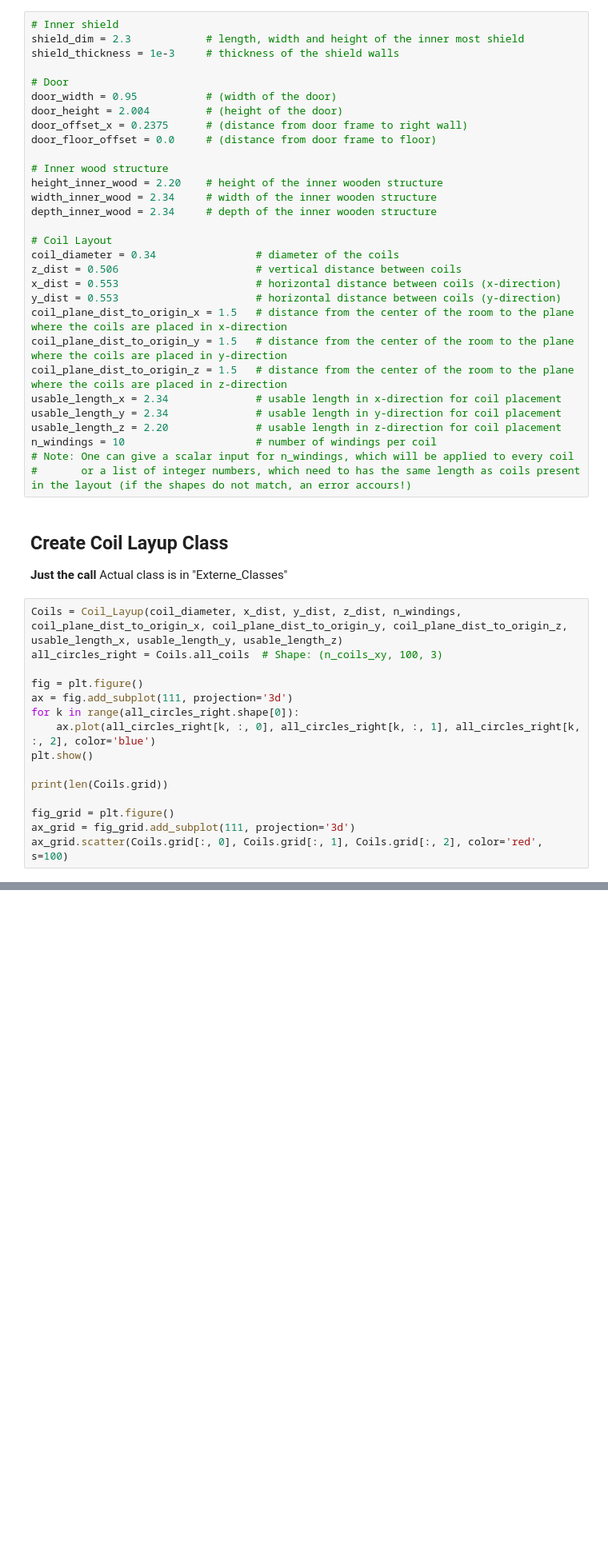
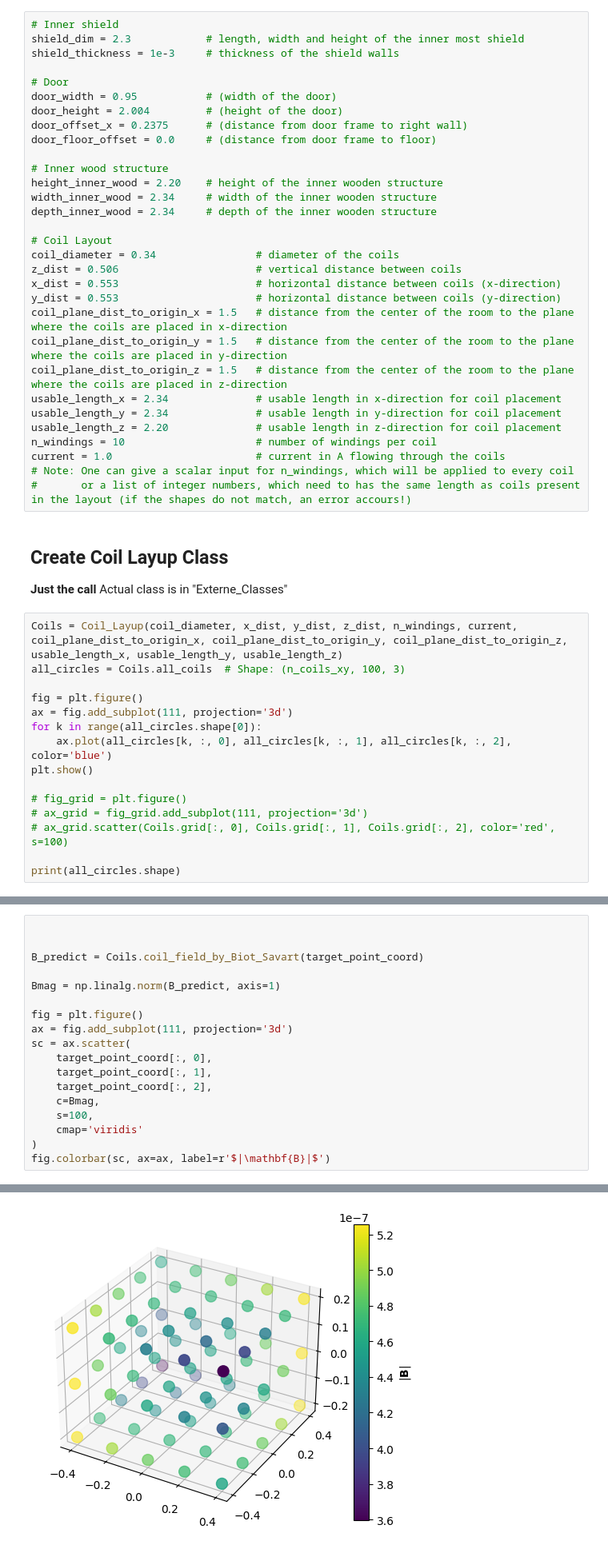
Before and after one commit to GregorBcky/MSR-field_cancelation, a Jupyter notebook: Versuch_1_Auswertung.ipynb, the cells around one changed output, grey strips where cells are left out. Shown at 80% size. Drawn from its saved outputs; the diff is of its cells as text; blank space fills up the shorter version.

Commit message:
B-field_prediction_without_mu as method "coil_field_by_Biot_Savart" of class Coil_Layup

```diff
--- a/Versuch_1_Auswertung.ipynb
+++ b/Versuch_1_Auswertung.ipynb
@@ -144,6 +144,7 @@ usable_length_x = 2.34              # usable length in x-direction for coil plac
 usable_length_y = 2.34              # usable length in y-direction for coil placement
 usable_length_z = 2.20              # usable length in z-direction for coil placement
 n_windings = 10                     # number of windings per coil
+current = 1.0                       # current in A flowing through the coils
 # Note: One can give a scalar input for n_windings, which will be applied to every coil
 #       or a list of integer numbers, which need to has the same length as coils present in the layout (if the shapes do not match, an error accours!)
 # %% [markdown]
@@ -151,19 +152,19 @@ n_windings = 10                     # number of windings per coil
 
 **Just the call** Actual class is in "Externe_Classes"
 # %%
-Coils = Coil_Layup(coil_diameter, x_dist, y_dist, z_dist, n_windings, coil_plane_dist_to_origin_x, coil_plane_dist_to_origin_y, coil_plane_dist_to_origin_z, usable_length_x, usable_length_y, usable_length_z)
-all_circles_right = Coils.all_coils  # Shape: (n_coils_xy, 100, 3)
+Coils = Coil_Layup(coil_diameter, x_dist, y_dist, z_dist, n_windings, current, coil_plane_dist_to_origin_x, coil_plane_dist_to_origin_y, coil_plane_dist_to_origin_z, usable_length_x, usable_length_y, usable_length_z)
+all_circles = Coils.all_coils  # Shape: (n_coils_xy, 100, 3)
 
 fig = plt.figure()
 ax = fig.add_subplot(111, projection='3d')
-for k in range(all_circles_right.shape[0]):
-    ax.plot(all_circles_right[k, :, 0], all_circles_right[k, :, 1], all_circles_right[k, :, 2], color='blue')
+for k in range(all_circles.shape[0]):
+    ax.plot(all_circles[k, :, 0], all_circles[k, :, 1], all_circles[k, :, 2], color='blue')
 plt.show()
 
-print(len(Coils.grid))
+# fig_grid = plt.figure()
+# ax_grid = fig_grid.add_subplot(111, projection='3d')
+# ax_grid.scatter(Coils.grid[:, 0], Coils.grid[:, 1], Coils.grid[:, 2], color='red', s=100)
 
-fig_grid = plt.figure()
-ax_grid = fig_grid.add_subplot(111, projection='3d')
-ax_grid.scatter(Coils.grid[:, 0], Coils.grid[:, 1], Coils.grid[:, 2], color='red', s=100)
+print(all_circles.shape)
 # %% [output]
 [figure]
@@ -172,0 +172,19 @@ ax_grid.scatter(Coils.grid[:, 0], Coils.grid[:, 1], Coils.grid[:, 2], color='red
+# %%
+
+
+B_predict = Coils.coil_field_by_Biot_Savart(target_point_coord)
+
+Bmag = np.linalg.norm(B_predict, axis=1)
+
+fig = plt.figure()
+ax = fig.add_subplot(111, projection='3d')
+sc = ax.scatter(
+    target_point_coord[:, 0],
+    target_point_coord[:, 1],
+    target_point_coord[:, 2],
+    c=Bmag,
+    s=100,
+    cmap='viridis'
+)
+fig.colorbar(sc, ax=ax, label=r'$|\mathbf{B}|$')
+# %% [output]
@@ -173,3 +192,4 @@ ax_grid.scatter(Coils.grid[:, 0], Coils.grid[:, 1], Coils.grid[:, 2], color='red
+[figure, added]
 # %% [markdown]
 ## Create shield meshing class
 # %%
```
Also changed, not shown: parts of 4 cells of this notebook, 1 other file.
